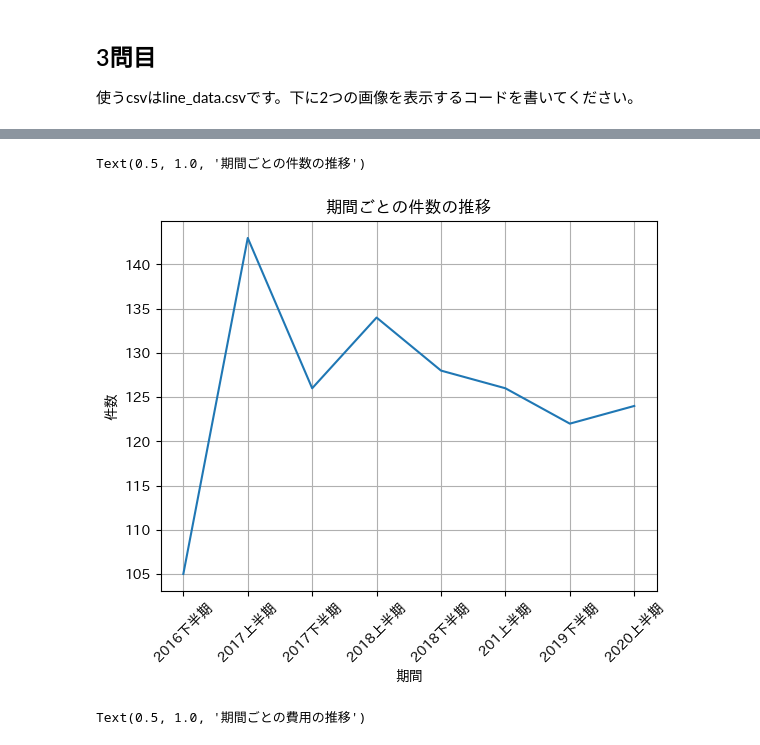
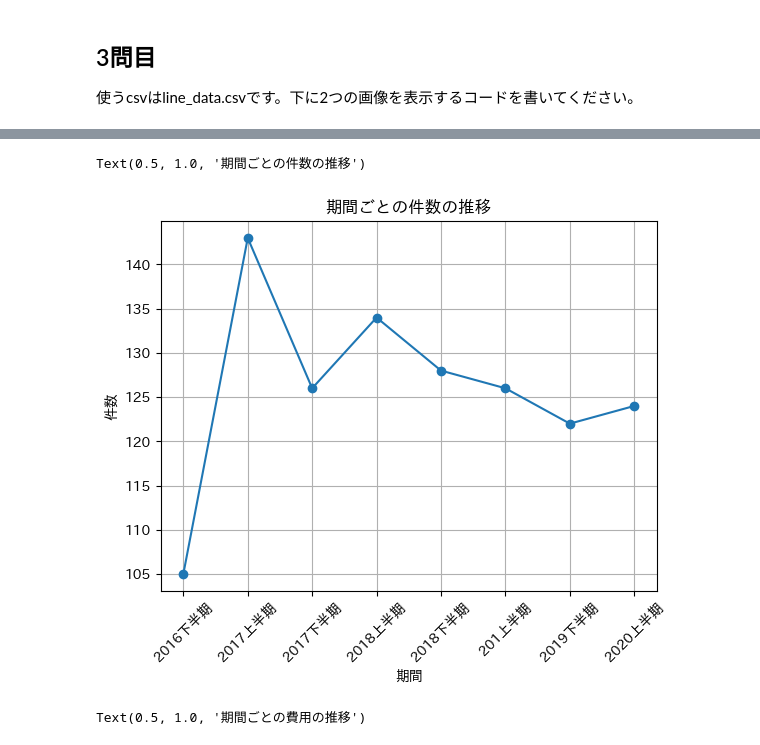
Before and after one commit to Tomohiro-Morishita/Basic-Python, a Jupyter notebook: matplotlib_exercise.ipynb, the cells around one changed output, grey strips where cells are left out. Cells and saved outputs as stored; diff of their text form; code cells hidden in the pictures.

```diff
--- a/matplotlib_exercise.ipynb
+++ b/matplotlib_exercise.ipynb
@@ -61,16 +61,16 @@ Text(0.5, 1.0, 'クラス0～2のlengthとwidghに関する散布図')
 # %%
 df_line = pd.read_csv("data/line_data.csv")
 fig, ax_3 =plt.subplots()
-ax_3.plot(df_line["期間"], df_line["件数"])
+ax_3.plot(df_line["期間"], df_line["件数"], marker="o")
 ax_3.set_xlabel("期間")
 ax_3.set_ylabel("件数")
 
 plt.xticks(rotation=45)
 plt.grid()
 plt.title("期間ごとの件数の推移")
 # %% [output]
 Text(0.5, 1.0, '期間ごとの件数の推移')
-[figure, old version]
+[figure, new version]
 # %%
 fig, ax_4 = plt.subplots()
 ax_4.bar(df_line["期間"], df_line["費用"])
```
